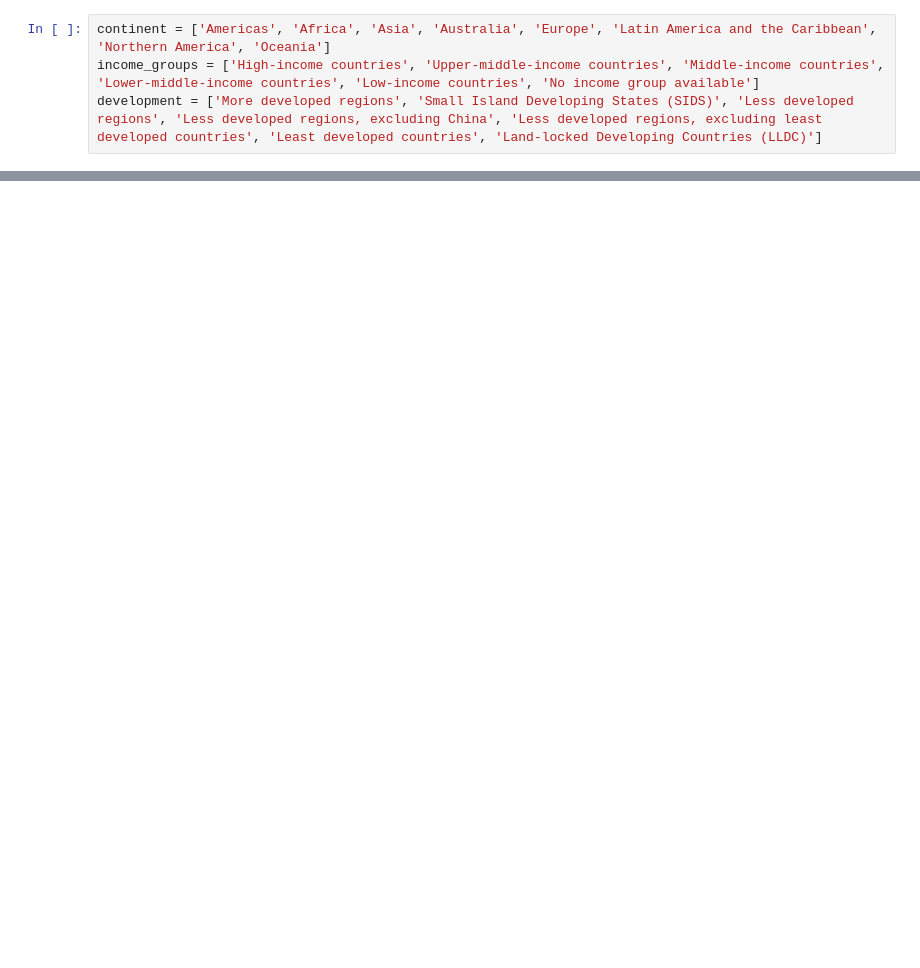
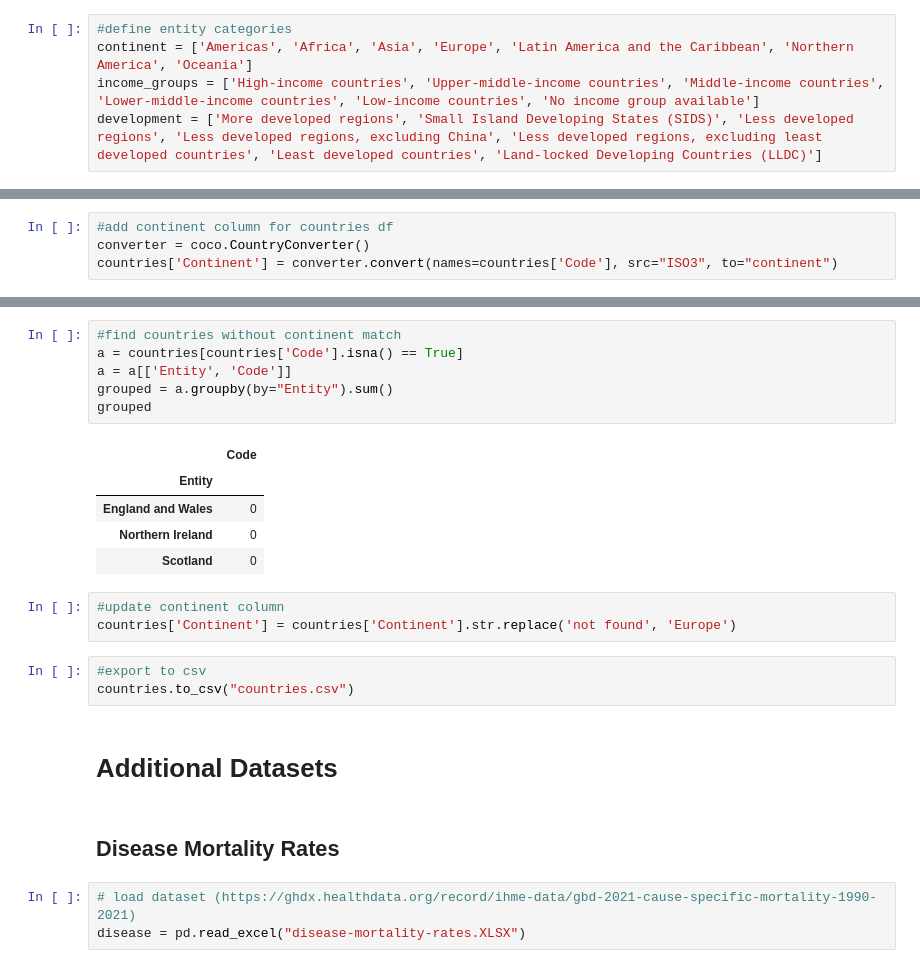
Before and after one commit to emleda/winter_2024, a Jupyter notebook: cleaning.ipynb, the cells around one changed output, grey strips where cells are left out. Drawn from its saved outputs; the diff is of its cells as text; blank space fills up the shorter version.

Commit message:
exploring new datasets + general exploratory analysis

```diff
--- a/cleaning.ipynb
+++ b/cleaning.ipynb
@@ -10,4 +10,5 @@ Index(['Entity', 'Code', 'Year',
 # %%
-continent = ['Americas', 'Africa', 'Asia', 'Australia', 'Europe', 'Latin America and the Caribbean', 'Northern America', 'Oceania']
+#define entity categories
+continent = ['Americas', 'Africa', 'Asia', 'Europe', 'Latin America and the Caribbean', 'Northern America', 'Oceania']
 income_groups = ['High-income countries', 'Upper-middle-income countries', 'Middle-income countries', 'Lower-middle-income countries', 'Low-income countries', 'No income group available']
 development = ['More developed regions', 'Small Island Developing States (SIDS)', 'Less developed regions', 'Less developed regions, excluding China', 'Less developed regions, excluding least developed countries', 'Least developed countries', 'Land-locked Developing Countries (LLDC)']
@@ -87,0 +30,4 @@ array(['Afghanistan', 'Albania', 'Algeria', 'American Samoa', 'Andorra',
+# %%
+#add continent column for countries df
+converter = coco.CountryConverter()
+countries['Continent'] = converter.convert(names=countries['Code'], src="ISO3", to="continent")
@@ -87,0 +52,25 @@ array(['Afghanistan', 'Albania', 'Algeria', 'American Samoa', 'Andorra',
+# %%
+#find countries without continent match
+a = countries[countries['Code'].isna() == True]
+a = a[['Entity', 'Code']]
+grouped = a.groupby(by="Entity").sum()
+grouped
+# %% [output]
+|  | Code |
+| Entity |  |
+| England and Wales | 0 |
+| Northern Ireland | 0 |
+| Scotland | 0 |
+# %%
+#update continent column
+countries['Continent'] = countries['Continent'].str.replace('not found', 'Europe')
+# %%
+#export to csv
+countries.to_csv("countries.csv")
+# %% [markdown]
+# Additional Datasets
+# %% [markdown]
+## Disease Mortality Rates
+# %%
+# load dataset (https://ghdx.healthdata.org/record/ihme-data/gbd-2021-cause-specific-mortality-1990-2021)
+disease = pd.read_excel("disease-mortality-rates.XLSX")
```
Also changed, not shown: parts of 23 cells of this notebook, 8 other files.
